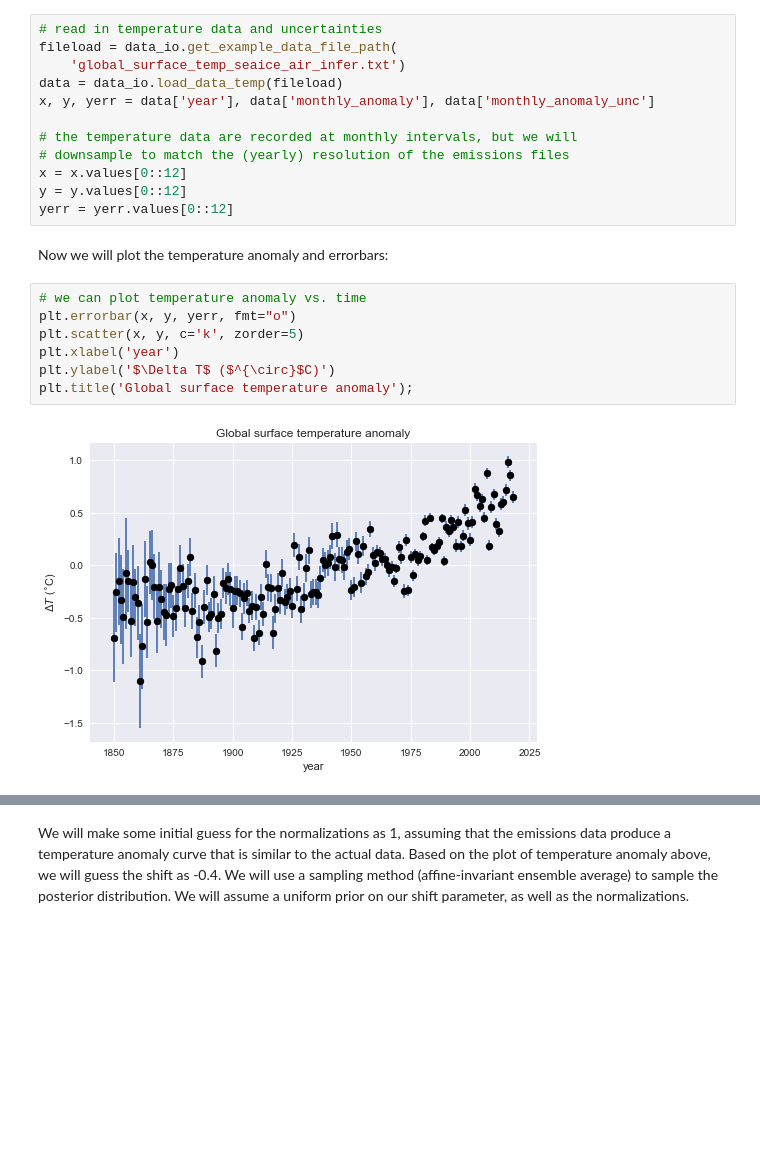
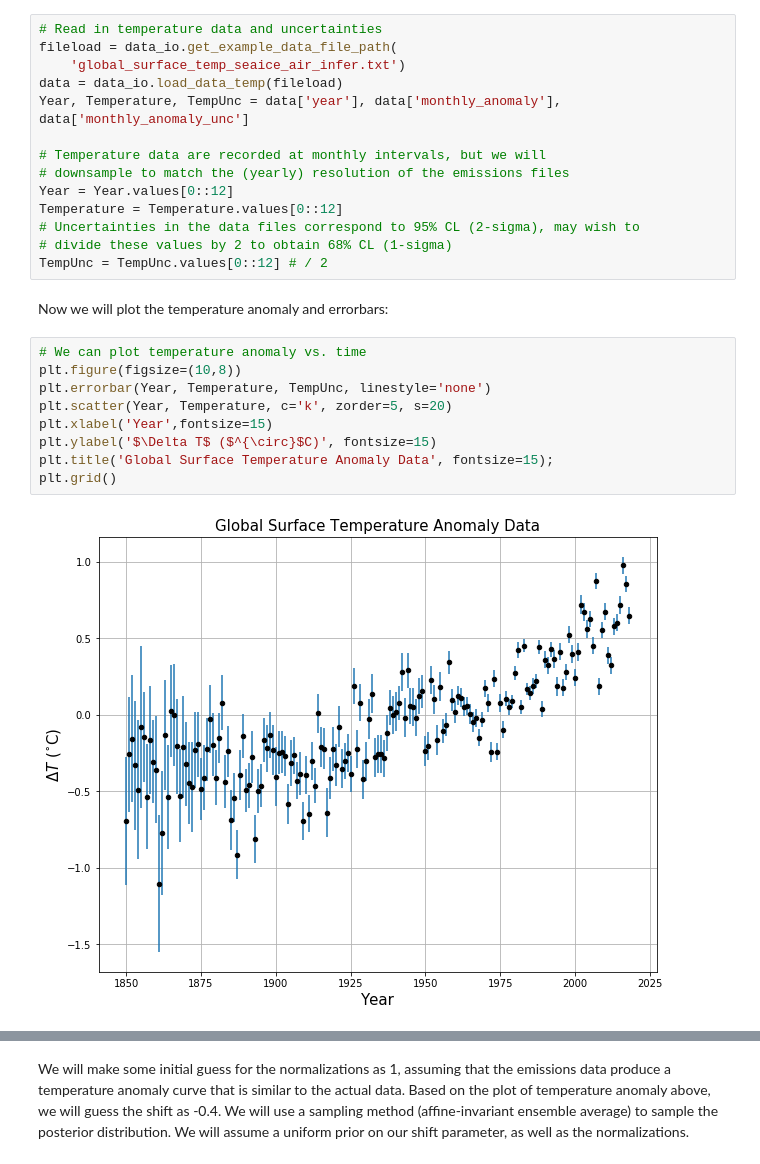
Before and after one commit to mrowan137/Climate, a Jupyter notebook: tutorial.ipynb, the cells around one changed output, grey strips where cells are left out. Cells and saved outputs as stored; diff of their text form; blank space fills up the shorter version.

Commit message:
Edits made to tutorial.ipynb. Formatting and definition of temp anamoly

```diff
--- a/tutorial.ipynb
+++ b/tutorial.ipynb
@@ -22,24 +22,28 @@ The data against which we compare our model is a timeseries of global temperatur
 # %%
-# read in temperature data and uncertainties
+# Read in temperature data and uncertainties
 fileload = data_io.get_example_data_file_path(
     'global_surface_temp_seaice_air_infer.txt')
 data = data_io.load_data_temp(fileload)
-x, y, yerr = data['year'], data['monthly_anomaly'], data['monthly_anomaly_unc']
+Year, Temperature, TempUnc = data['year'], data['monthly_anomaly'], data['monthly_anomaly_unc']
 
-# the temperature data are recorded at monthly intervals, but we will
+# Temperature data are recorded at monthly intervals, but we will
 # downsample to match the (yearly) resolution of the emissions files
-x = x.values[0::12]
-y = y.values[0::12]
-yerr = yerr.values[0::12]
+Year = Year.values[0::12]
+Temperature = Temperature.values[0::12]
+# Uncertainties in the data files correspond to 95% CL (2-sigma), may wish to
+# divide these values by 2 to obtain 68% CL (1-sigma)
+TempUnc = TempUnc.values[0::12] # / 2
 # %% [markdown]
 Now we will plot the temperature anomaly and errorbars:
 # %%
-# we can plot temperature anomaly vs. time
-plt.errorbar(x, y, yerr, fmt="o")
-plt.scatter(x, y, c='k', zorder=5)
-plt.xlabel('year')
-plt.ylabel('$\Delta T$ ($^{\circ}$C)')
-plt.title('Global surface temperature anomaly');
+# We can plot temperature anomaly vs. time
+plt.figure(figsize=(10,8))
+plt.errorbar(Year, Temperature, TempUnc, linestyle='none')
+plt.scatter(Year, Temperature, c='k', zorder=5, s=20)
+plt.xlabel('Year',fontsize=15)
+plt.ylabel('$\Delta T$ ($^{\circ}$C)', fontsize=15)
+plt.title('Global Surface Temperature Anomaly Data', fontsize=15);
+plt.grid()
 # %% [output]
-[figure, old version]
+[figure, new version]
 # %% [markdown]
```
Also changed, not shown: parts of 6 cells of this notebook.
